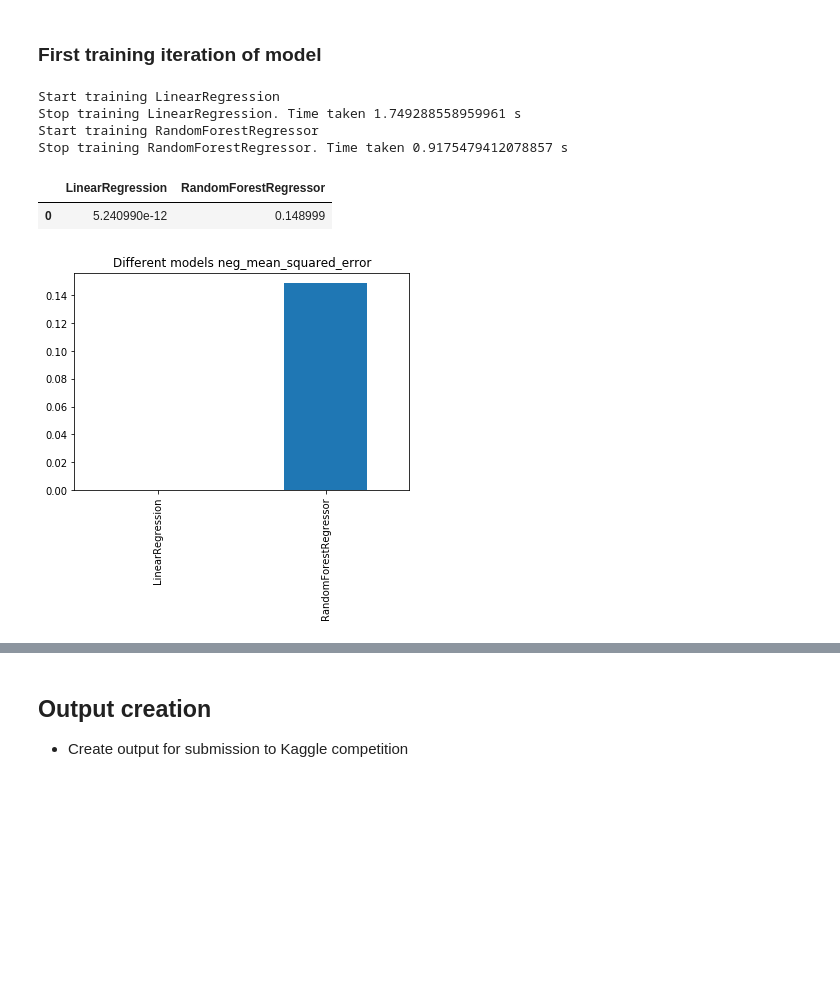
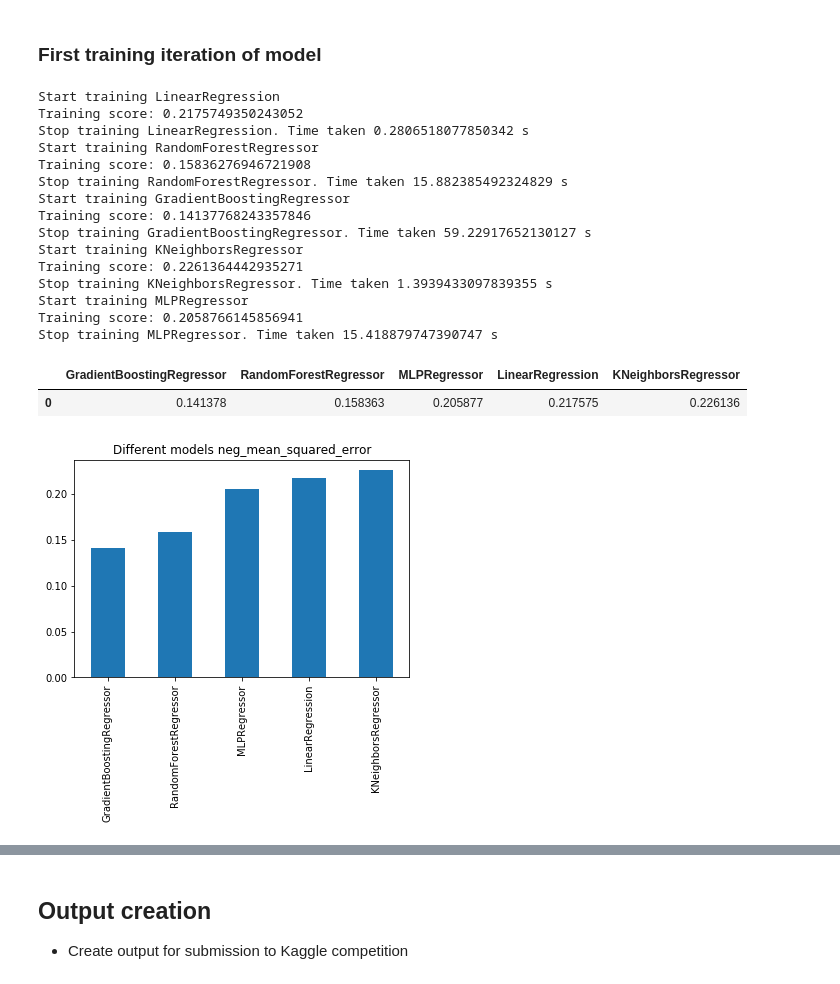
Before and after one commit to oryden/house-price-training-kaggle, a Jupyter notebook: jupyter_notebooks/Kaggle_House_Prices_v1.ipynb, the cells around one changed output, grey strips where cells are left out. Saved outputs shown, nothing was run; the diff lists cells and outputs as text; code cells hidden in the pictures; blank space fills up the shorter version.

Commit message:
- implemented e-2-e training and prediction pipeline - need to investigate individual variables and parameters for better results

```diff
--- a/jupyter_notebooks/Kaggle_House_Prices_v1.ipynb
+++ b/jupyter_notebooks/Kaggle_House_Prices_v1.ipynb
@@ -44,3 +46,16 @@ N_JOBS = -1
+# %%
+SCORING_METRIC = 'neg_mean_squared_error' # Update
+N_JOBS = -1
+
+# Define the scoring function for SKLearn
+def rmsle(y, y0):
+    return np.sqrt(np.mean(np.square(np.log1p(y) - np.log1p(y0))))
+
+def scoring_func(estimator, X, y):
+
+    return_value = -rmsle(estimator.predict(X), y)
+
+    return return_value
 # %% [markdown]
 ## Read and investigate data
 # %% [markdown]
@@ -525,13 +572,19 @@ print(X_test.shape, y_test.shape)
 # https://scikit-learn.org/stable/modules/generated/sklearn.linear_model.LinearRegression.html
 
 models_to_train = [LinearRegression(),
-                  RandomForestRegressor()]
+                  RandomForestRegressor(),
+                  ensemble.GradientBoostingRegressor(learning_rate=0.1, loss="ls"),
+                  KNeighborsRegressor(),
+                   MLPRegressor()]
 
 model_names = ['LinearRegression',
-               "RandomForestRegressor"
+               "RandomForestRegressor",
+               "GradientBoostingRegressor",
+               "KNeighborsRegressor",
+               "MLPRegressor"
               ]
 
-best_models = []
+best_models = {}
 best_model_mean_squared_error = []
 
 parameters = {
@@ -539,10 +592,26 @@ parameters = {
         'normalize':[False]
              },
     "RandomForestRegressor":{
-        "n_estimators": [10],
-        "max_depth": [5],
-        "min_samples_split": [3],
-    }
+        "n_estimators": [10, 50, 100],
+        "max_depth": [3, 5, 8],
+        "min_samples_split": [2, 3, 5],
+    },
+    "GradientBoostingRegressor": {
+            "n_estimators": [50, 100, 200],
+            "max_depth": [2, 5, 8],
+            "min_samples_split": [2, 3, 5],
+        },
+    "KNeighborsRegressor": {
+            "n_neighbors": [1, 3, 5],
+            "weights": ["uniform", "distance"],
+        },
+
+    "MLPRegressor":{
+            "hidden_layer_sizes": [(10, 15, 10, 5)],
+            "alpha": [0.0001, 0.001],
+            "learning_rate": ["constant"],
+            "max_iter": [200, 500],
+        }
     }
 
 # Find out the best model
@@ -550,38 +619,51 @@ for i in range(0,len(model_names)):
 
 
     act_model = models_to_train[i]
     act_model_name = model_names[i]
     print("Start training " + act_model_name)
 
     # Get the start time
     start_time = time.time()
 
     act_params = parameters[act_model_name]
 
-    act_model = GridSearchCV(act_model, act_params, cv=5, scoring=SCORING_METRIC, n_jobs = N_JOBS)
+    act_model = GridSearchCV(act_model, act_params, cv=5, scoring=scoring_func, n_jobs = N_JOBS)
     act_model.fit(X_train, y_train)
+    print("Training score: {}".format(act_model.best_score_ *-1))
 
     act_best_model = act_model.best_estimator_
-    best_models.append(act_best_model)
+    best_models[act_model_name] = act_best_model
 
-    best_model_mean_squared_error.append(np.sqrt(mean_squared_error(np.log(y_train), np.log(act_best_model.predict(X_train)))))
+    #best_model_mean_squared_error.append(np.sqrt(mean_squared_error(np.log(y_train), np.log(act_best_model.predict(X_train)))))
+    best_model_mean_squared_error.append(-1 * act_model.best_score_)
 
     # get the end time
     time_taken = time.time() - start_time
     print("Stop training " + act_model_name + ". Time taken {} s".format(time_taken))
 
 # displaying the results
 result_df = pd.DataFrame(best_model_mean_squared_error).T
 result_df.columns = model_names
 result_df = result_df[result_df.iloc[-1].sort_values(ascending=True).index]
 
 result_df.T.plot(kind='bar', title = "Different models " + SCORING_METRIC, legend = False )
 result_df.head()
 # %% [output]
 Start training LinearRegression
-Stop training LinearRegression. Time taken 1.749288558959961 s
+Training score: 0.2175749350243052
+Stop training LinearRegression. Time taken 0.2806518077850342 s
 Start training RandomForestRegressor
-Stop training RandomForestRegressor. Time taken 0.9175479412078857 s
+Training score: 0.15836276946721908
+Stop training RandomForestRegressor. Time taken 15.882385492324829 s
+Start training GradientBoostingRegressor
+Training score: 0.14137768243357846
+Stop training GradientBoostingRegressor. Time taken 59.22917652130127 s
+Start training KNeighborsRegressor
+Training score: 0.2261364442935271
+Stop training KNeighborsRegressor. Time taken 1.3939433097839355 s
+Start training MLPRegressor
+Training score: 0.2058766145856941
+Stop training MLPRegressor. Time taken 15.418879747390747 s
-|  | LinearRegression | RandomForestRegressor |
-| 0 | 5.240990e-12 | 0.148999 |
+|  | GradientBoostingRegressor | RandomForestRegressor | MLPRegressor | LinearRegression | KNeighborsRegressor |
+| 0 | 0.141378 | 0.158363 | 0.205877 | 0.217575 | 0.226136 |
-[figure, old version]
+[figure, new version]
```
Also changed, not shown: parts of 19 cells of this notebook.
